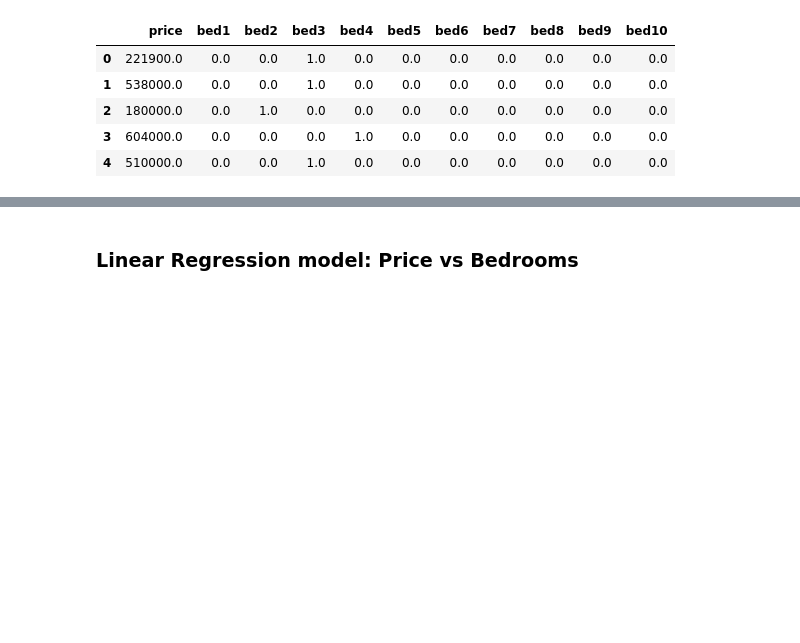
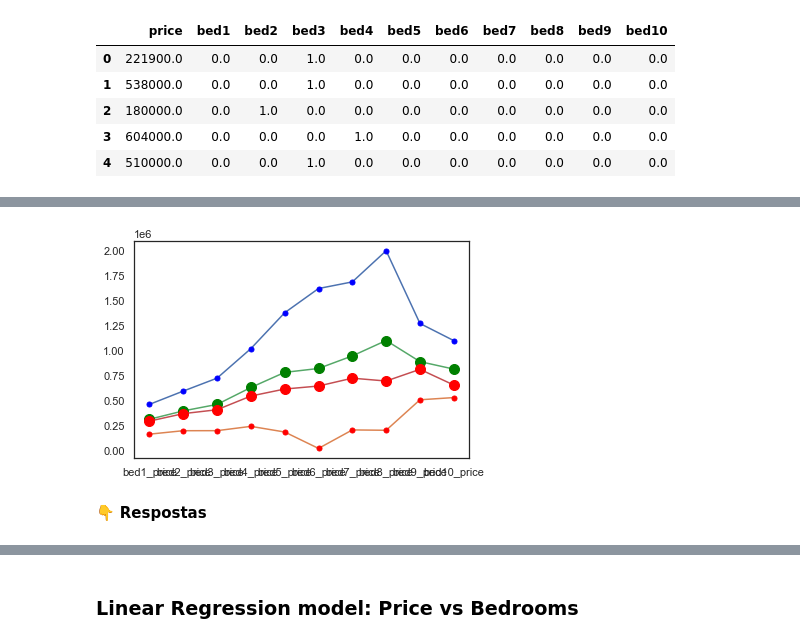
Before and after one commit to VLieberg/housing_usa, a Jupyter notebook: notebooks/VL_House_USA_DataScience_Project.ipynb, the cells around one changed output, grey strips where cells are left out. Saved outputs shown, nothing was run; the diff lists cells and outputs as text; code cells hidden in the pictures; blank space fills up the shorter version.

```diff
--- a/notebooks/VL_House_USA_DataScience_Project.ipynb
+++ b/notebooks/VL_House_USA_DataScience_Project.ipynb
@@ -283,3 +313,15 @@ See the caveats in the documentation: https://pandas.pydata.org/pandas-docs/stab
 | 2 | 180000.0 | 0.0 | 1.0 | 0.0 | 0.0 | 0.0 | 0.0 | 0.0 | 0.0 | 0.0 | 0.0 |
 | 3 | 604000.0 | 0.0 | 0.0 | 0.0 | 1.0 | 0.0 | 0.0 | 0.0 | 0.0 | 0.0 | 0.0 |
 | 4 | 510000.0 | 0.0 | 0.0 | 1.0 | 0.0 | 0.0 | 0.0 | 0.0 | 0.0 | 0.0 | 0.0 |
+# %%
+# Apply price into each bedroom column
+df_bed['bed1_price'] = df_bed['bed1']*df_bed['price']
+df_bed['bed2_price'] = df_bed['bed2']*df_bed['price']
+df_bed['bed3_price'] = df_bed['bed3']*df_bed['price']
+df_bed['bed4_price'] = df_bed['bed4']*df_bed['price']
+df_bed['bed5_price'] = df_bed['bed5']*df_bed['price']
+df_bed['bed6_price'] = df_bed['bed6']*df_bed['price']
+df_bed['bed7_price'] = df_bed['bed7']*df_bed['price']
+df_bed['bed8_price'] = df_bed['bed8']*df_bed['price']
+df_bed['bed9_price'] = df_bed['bed9']*df_bed['price']
+df_bed['bed10_price'] = df_bed['bed10']*df_bed['price']
@@ -285,0 +354,4 @@ See the caveats in the documentation: https://pandas.pydata.org/pandas-docs/stab
+# %%
+df_bed_price = df_bed[['bed1_price', 'bed2_price', 'bed3_price', 'bed4_price',
+       'bed5_price', 'bed6_price', 'bed7_price', 'bed8_price', 'bed9_price',
+       'bed10_price']]
@@ -285,0 +388,2 @@ See the caveats in the documentation: https://pandas.pydata.org/pandas-docs/stab
+# %%
+df_bed_price.mask(df_bed_price == 0, other = np.nan, inplace=True)
@@ -285,0 +409,12 @@ See the caveats in the documentation: https://pandas.pydata.org/pandas-docs/stab
+# %%
+x = df_bed_price.mean() + df_bed_price.std()
+y = df_bed_price.mean() - df_bed_price.std()
+
+plt.plot(x, marker="o", markersize=5, markeredgecolor="blue", markerfacecolor="blue" )
+plt.plot(y, marker="o", markersize=5, markeredgecolor="red", markerfacecolor="red")
+plt.plot(df_bed_price.mean(), marker="o", markersize=10, markeredgecolor="green", markerfacecolor="green")
+plt.plot(df_bed_price.median(), marker="o", markersize=10, markeredgecolor="red", markerfacecolor="red");
+# %% [output]
+[figure, added]
+# %% [markdown]
+👇  **Respostas**
```
Also changed, not shown: parts of 41 cells of this notebook.
